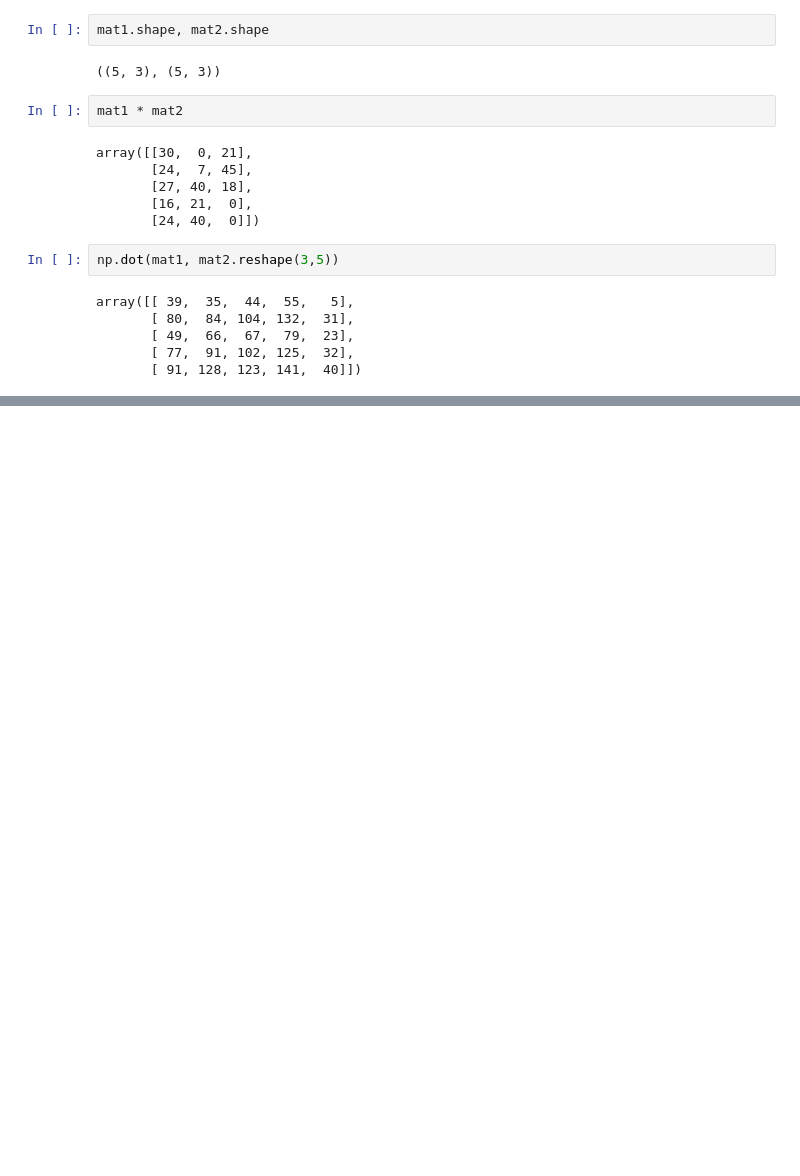
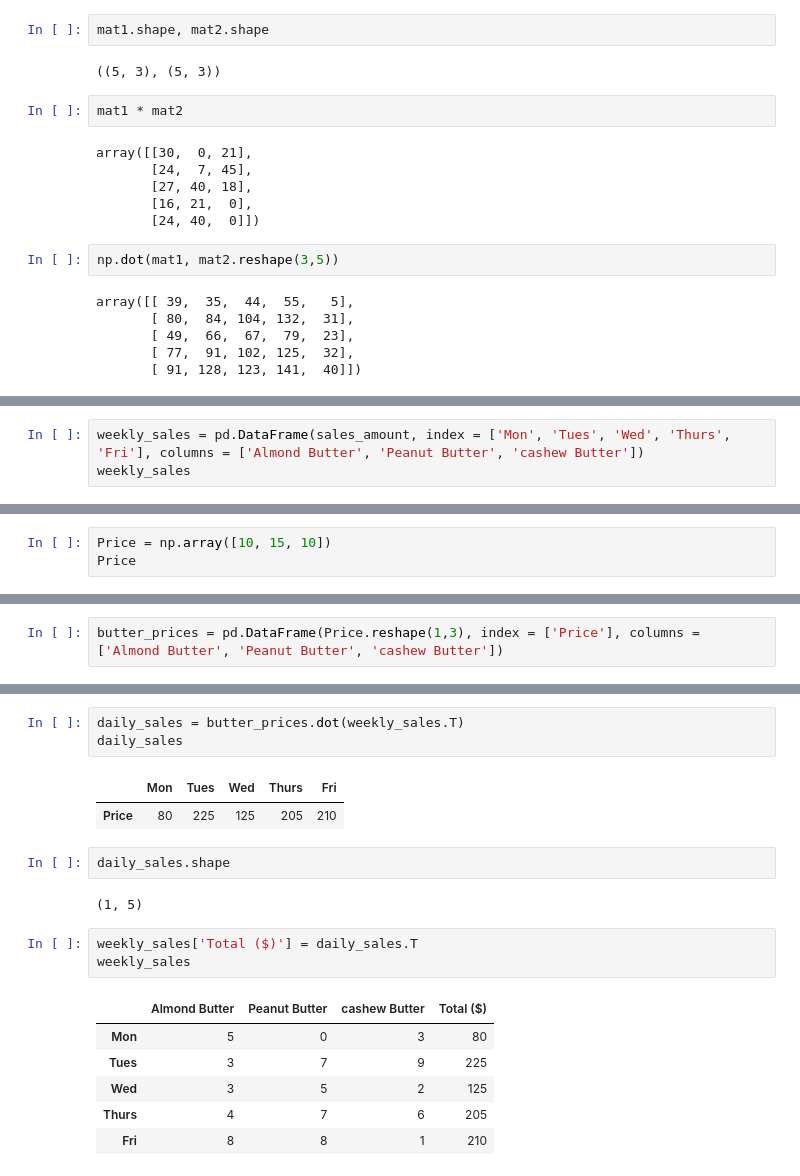
Before and after one commit to GKPSingh/M3D21, a Jupyter notebook: Learning Numpy.ipynb, the cells around one changed output, grey strips where cells are left out. Drawn from its saved outputs; the diff is of its cells as text; blank space fills up the shorter version.

```diff
--- a/Learning Numpy.ipynb
+++ b/Learning Numpy.ipynb
@@ -665,0 +678,3 @@ array([[ 39,  35,  44,  55,   5],
+# %%
+weekly_sales = pd.DataFrame(sales_amount, index = ['Mon', 'Tues', 'Wed', 'Thurs', 'Fri'], columns = ['Almond Butter', 'Peanut Butter', 'cashew Butter'])
+weekly_sales
@@ -665,0 +688,3 @@ array([[ 39,  35,  44,  55,   5],
+# %%
+Price = np.array([10, 15, 10])
+Price
@@ -665,0 +697,2 @@ array([[ 39,  35,  44,  55,   5],
+# %%
+butter_prices = pd.DataFrame(Price.reshape(1,3), index = ['Price'], columns = ['Almond Butter', 'Peanut Butter', 'cashew Butter'])
@@ -665,0 +712,20 @@ array([[ 39,  35,  44,  55,   5],
+# %%
+daily_sales = butter_prices.dot(weekly_sales.T)
+daily_sales
+# %% [output]
+|  | Mon | Tues | Wed | Thurs | Fri |
+| Price | 80 | 225 | 125 | 205 | 210 |
+# %%
+daily_sales.shape
+# %% [output]
+(1, 5)
+# %%
+weekly_sales['Total ($)'] = daily_sales.T
+weekly_sales
+# %% [output]
+|  | Almond Butter | Peanut Butter | cashew Butter | Total ($) |
+| Mon | 5 | 0 | 3 | 80 |
+| Tues | 3 | 7 | 9 | 225 |
+| Wed | 3 | 5 | 2 | 125 |
+| Thurs | 4 | 7 | 6 | 205 |
+| Fri | 8 | 8 | 1 | 210 |
```
Also changed, not shown: parts of 11 cells of this notebook.
